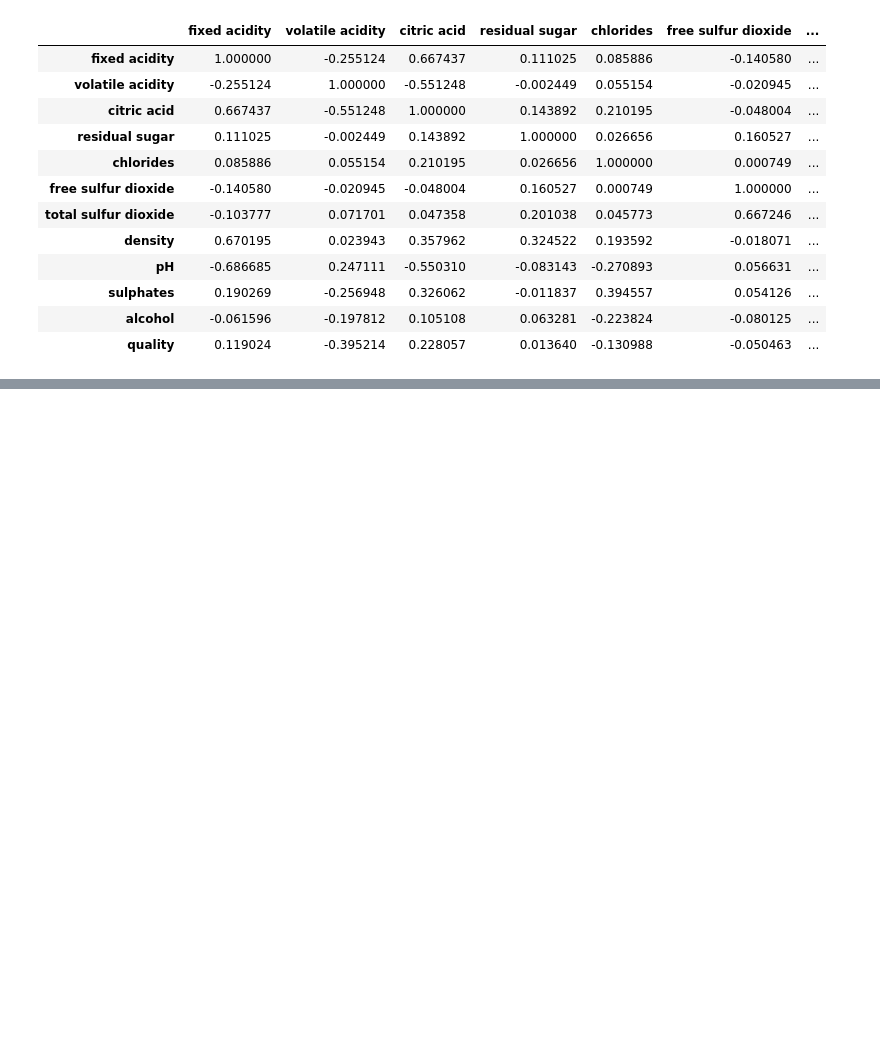
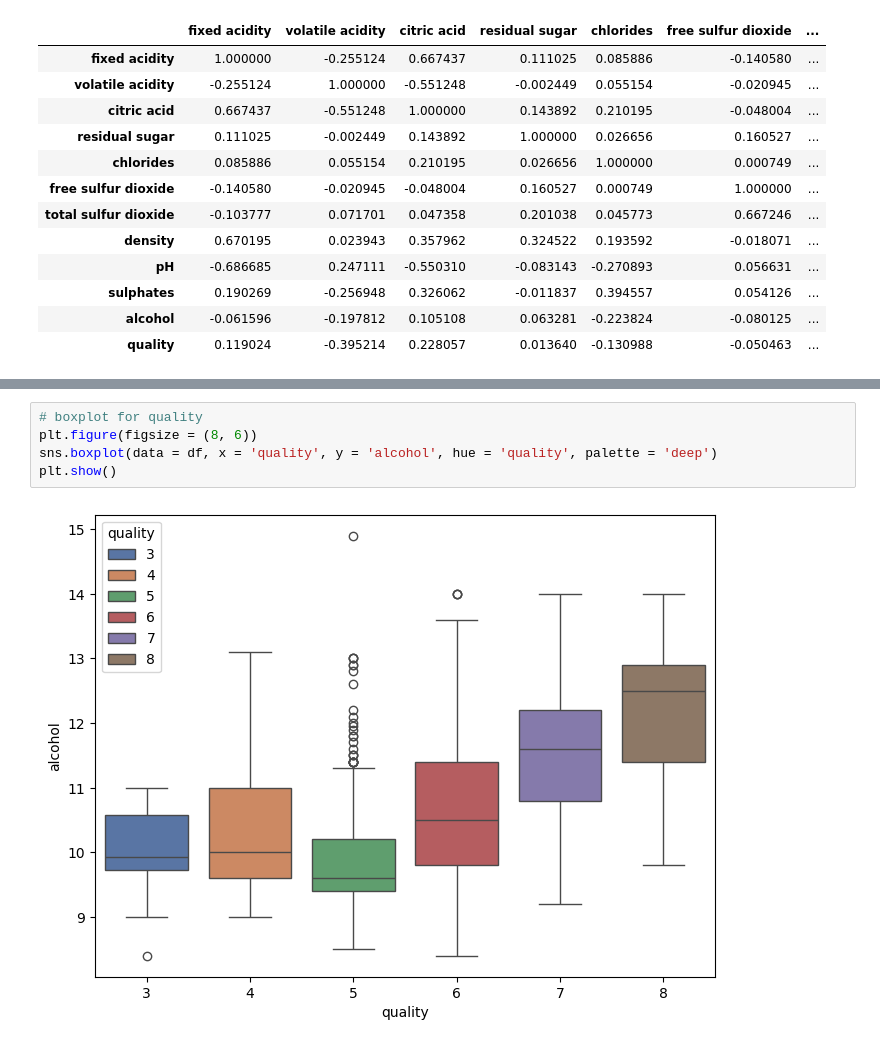
Before and after one commit to yashasviCodes/EDA-PROJECTS, a Jupyter notebook: red-wine-dataset-eda/notebooks/analysis.ipynb, the cells around one changed output, grey strips where cells are left out. Drawn from its saved outputs; the diff is of its cells as text; blank space fills up the shorter version.

```diff
--- a/red-wine-dataset-eda/notebooks/analysis.ipynb
+++ b/red-wine-dataset-eda/notebooks/analysis.ipynb
@@ -223,0 +270,7 @@ import seaborn as sns
+# %%
+# boxplot for quality
+plt.figure(figsize = (8, 6))
+sns.boxplot(data = df, x = 'quality', y = 'alcohol', hue = 'quality', palette = 'deep')
+plt.show()
+# %% [output]
+[figure, added]
```
Also changed, not shown: parts of 8 cells of this notebook.
